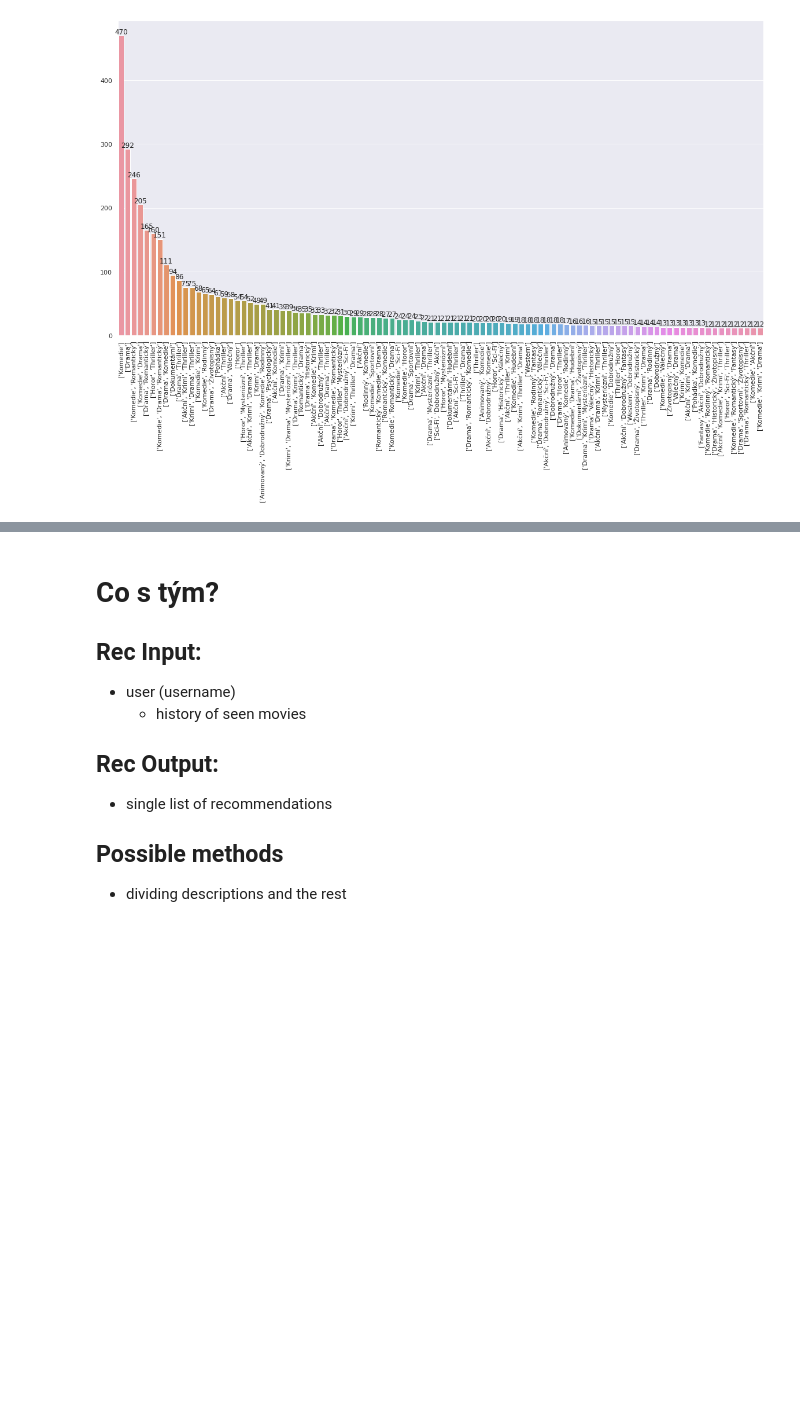
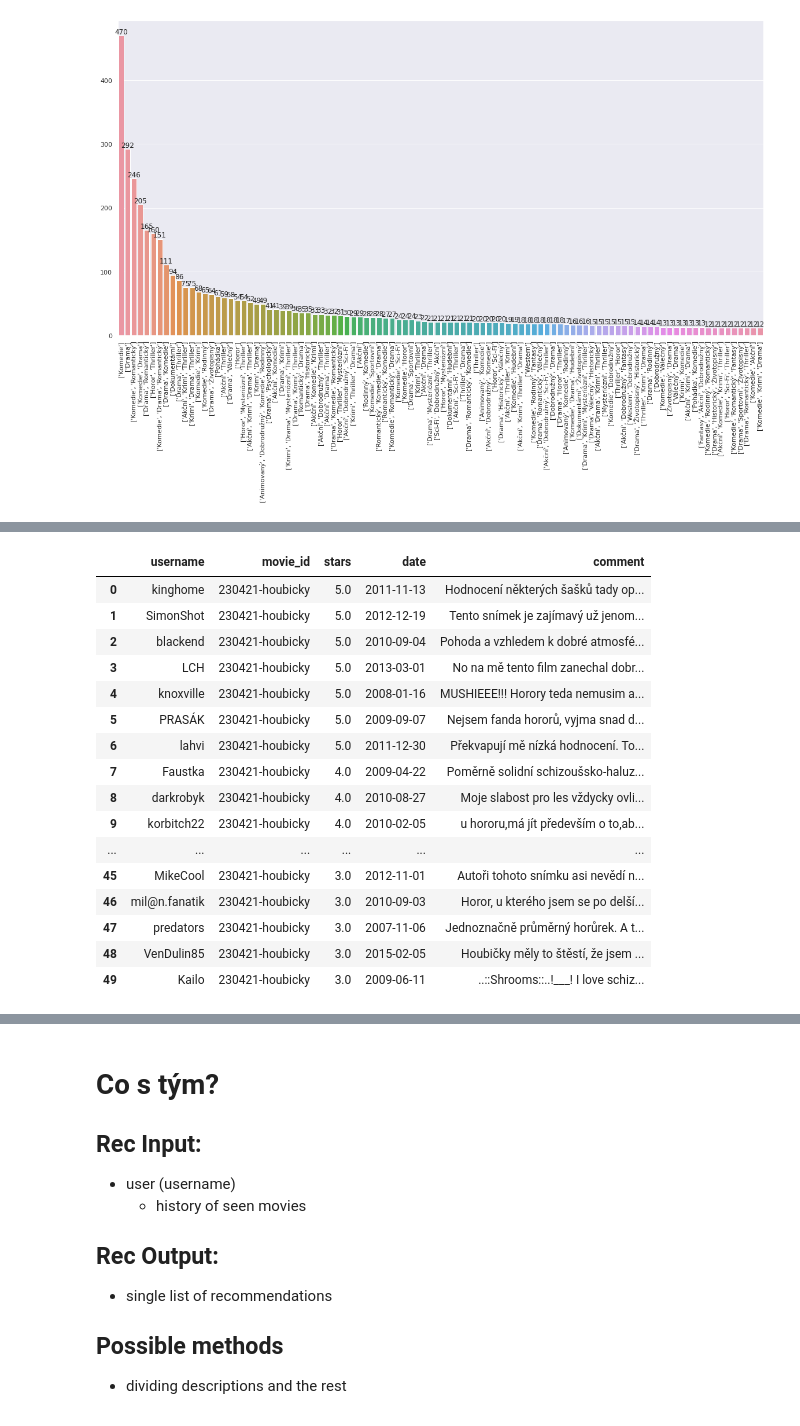
Before and after one commit to prompteus/csfd-movie-recommender, a Jupyter notebook: src/recommend/notebooks/cb_exploration.ipynb, the cells around one changed output, grey strips where cells are left out. Cells and saved outputs as stored; diff of their text form; code cells hidden in the pictures; blank space fills up the shorter version.

```diff
--- a/src/recommend/notebooks/exploration-content.ipynb
+++ b/src/recommend/notebooks/cb_exploration.ipynb
@@ -187,5 +207,23 @@ movies["creators"]
 # %%
-ratings = pd.read_pickle('./data/ratings.pkl')
+ratings = pd.read_pickle(PROJ_ROOT / 'data' / 'ratings.pkl')
 ratings.head(50)
+# %% [output]
+|  | username | movie_id | stars | date | comment |
+| 0 | kinghome | 230421-houbicky | 5.0 | 2011-11-13 | Hodnocení některých šašků tady op... |
+| 1 | SimonShot | 230421-houbicky | 5.0 | 2012-12-19 | Tento snímek je zajímavý už jenom... |
+| 2 | blackend | 230421-houbicky | 5.0 | 2010-09-04 | Pohoda a vzhledem k dobré atmosfé... |
+| 3 | LCH | 230421-houbicky | 5.0 | 2013-03-01 | No na mě tento film zanechal dobr... |
+| 4 | knoxville | 230421-houbicky | 5.0 | 2008-01-16 | MUSHIEEE!!! Horory teda nemusim a... |
+| 5 | PRASÁK | 230421-houbicky | 5.0 | 2009-09-07 | Nejsem fanda hororů, vyjma snad d... |
+| 6 | lahvi | 230421-houbicky | 5.0 | 2011-12-30 | Překvapují mě nízká hodnocení. To... |
+| 7 | Faustka | 230421-houbicky | 4.0 | 2009-04-22 | Poměrně solidní schizoušsko-haluz... |
+| 8 | darkrobyk | 230421-houbicky | 4.0 | 2010-08-27 | Moje slabost pro les vždycky ovli... |
+| 9 | korbitch22 | 230421-houbicky | 4.0 | 2010-02-05 | u hororu,má jít především o to,ab... |
+| ... | ... | ... | ... | ... | ... |
+| 45 | MikeCool | 230421-houbicky | 3.0 | 2012-11-01 | Autoři tohoto snímku asi nevědí n... |
+| 46 | mil@n.fanatik | 230421-houbicky | 3.0 | 2010-09-03 | Horor, u kterého jsem se po delší... |
+| 47 | predators | 230421-houbicky | 3.0 | 2007-11-06 | Jednoznačně průměrný horůrek. A t... |
+| 48 | VenDulin85 | 230421-houbicky | 3.0 | 2015-02-05 | Houbičky měly to štěstí, že jsem ... |
+| 49 | Kailo | 230421-houbicky | 3.0 | 2009-06-11 | ..::Shrooms::..!___! I love schiz... |
 # %%
 ratings['username'].value_counts()[ratings['username'].value_counts() > 1000]
```
Also changed, not shown: parts of 11 cells of this notebook.
